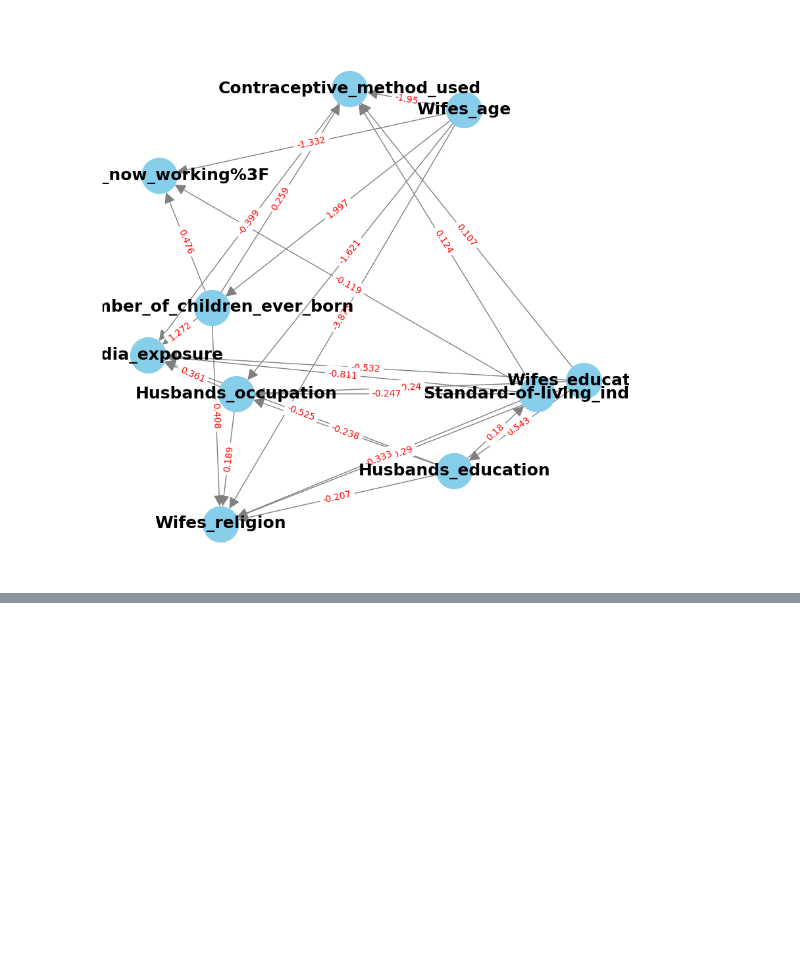
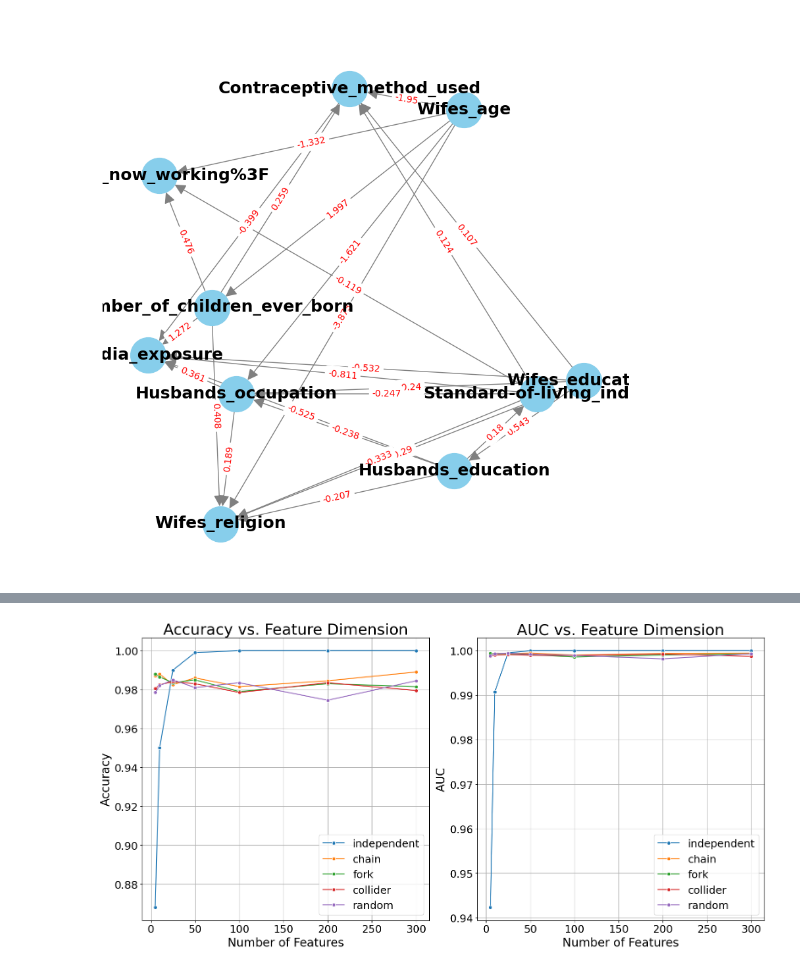
Before and after one commit to SavannahSun/Tab_TEST, a Jupyter notebook: causual.ipynb, the cells around one changed output, grey strips where cells are left out. Saved outputs shown, nothing was run; the diff lists cells and outputs as text; code cells hidden in the pictures; blank space fills up the shorter version.

Commit message:
Generate fake data

```diff
--- a/causual.ipynb
+++ b/causual.ipynb
@@ -81,0 +303,37 @@ analyze_causal_relationships("data_OpenML_CC18/dataset_23.csv")
+# %%
+import pandas as pd
+import matplotlib.pyplot as plt
+import seaborn as sns
+plt.style.use("default")
+
+# 加载结果
+results_df.to_csv("tabpfn_structure_dim_results.csv", index=False)
+df = pd.read_csv("tabpfn_structure_dim_results.csv")
+
+plt.figure(figsize=(16, 8))
+# 🎯 画 Accuracy 随维度变化
+plt.subplot(1, 2, 1)
+sns.lineplot(data=df, x="Dim", y="Acc", hue="Structure", marker="o")
+plt.title("Accuracy vs. Feature Dimension", fontsize=26)
+plt.xlabel("Number of Features", fontsize=20)
+plt.ylabel("Accuracy", fontsize=20)
+plt.xticks(fontsize=18)
+plt.yticks(fontsize=18)
+plt.legend(fontsize=18)
+plt.grid(True)
+plt.tight_layout()
+
+# 🎯 画 AUC 随维度变化
+plt.subplot(1, 2, 2)
+sns.lineplot(data=df, x="Dim", y="AUC", hue="Structure", marker="o")
+plt.title("AUC vs. Feature Dimension", fontsize=26)
+plt.xlabel("Number of Features", fontsize=20)
+plt.xticks(fontsize=18)
+plt.yticks(fontsize=18)
+plt.ylabel("AUC", fontsize=20)
+plt.legend(fontsize=18)
+plt.grid(True)
+plt.tight_layout()
+plt.show()
+# %% [output]
+[figure, added]
```
Also changed, not shown: parts of 14 cells of this notebook, 4 other files.
